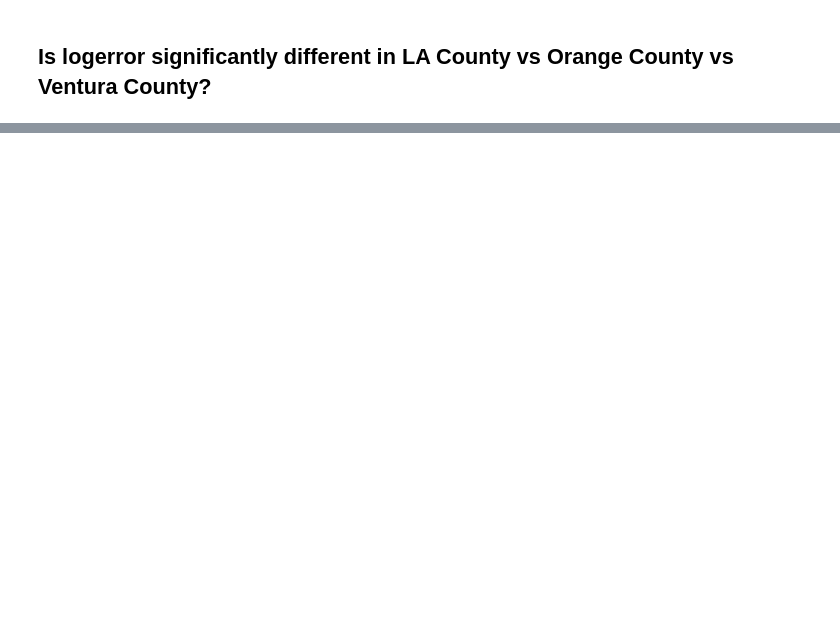
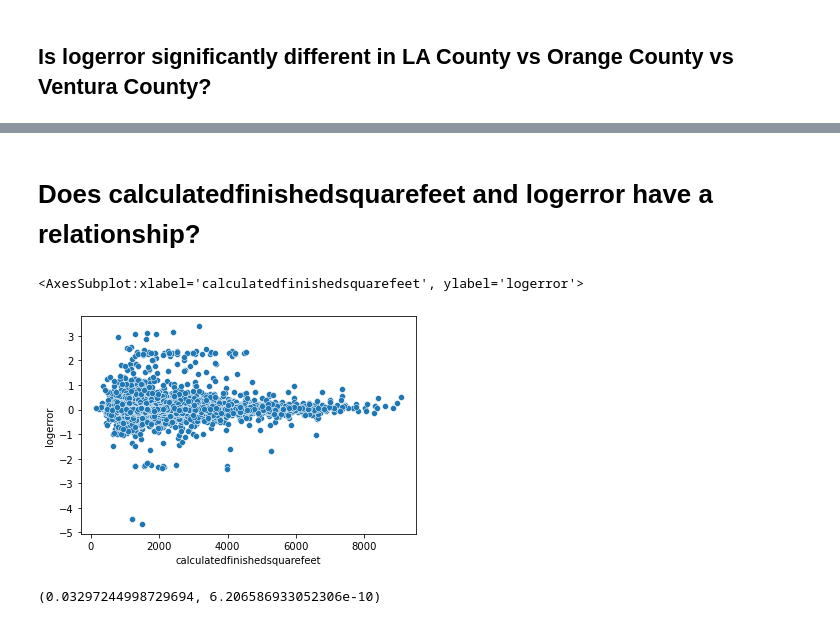
Before and after one commit to Michael-Austin-Mesa/clustering-exercises, a Jupyter notebook: explore_zillow.ipynb, the cells around one changed output, grey strips where cells are left out. Cells and saved outputs as stored; diff of their text form; code cells hidden in the pictures; blank space fills up the shorter version.

```diff
--- a/explore_zillow.ipynb
+++ b/explore_zillow.ipynb
@@ -70,0 +111,12 @@ plt.scatter(train.fips, train.fips)
+# %% [markdown]
+# Does calculatedfinishedsquarefeet and logerror have a relationship?
+# %%
+sns.scatterplot(train.calculatedfinishedsquarefeet, train.logerror)
+# %% [output]
+<AxesSubplot:xlabel='calculatedfinishedsquarefeet', ylabel='logerror'>
+[figure, added]
+# %%
+corr, p = stats.pearsonr(train.calculatedfinishedsquarefeet, train.logerror)
+corr, p
+# %% [output]
+(0.03297244998729694, 6.206586933052306e-10)
```
Also changed, not shown: parts of 19 cells of this notebook.
